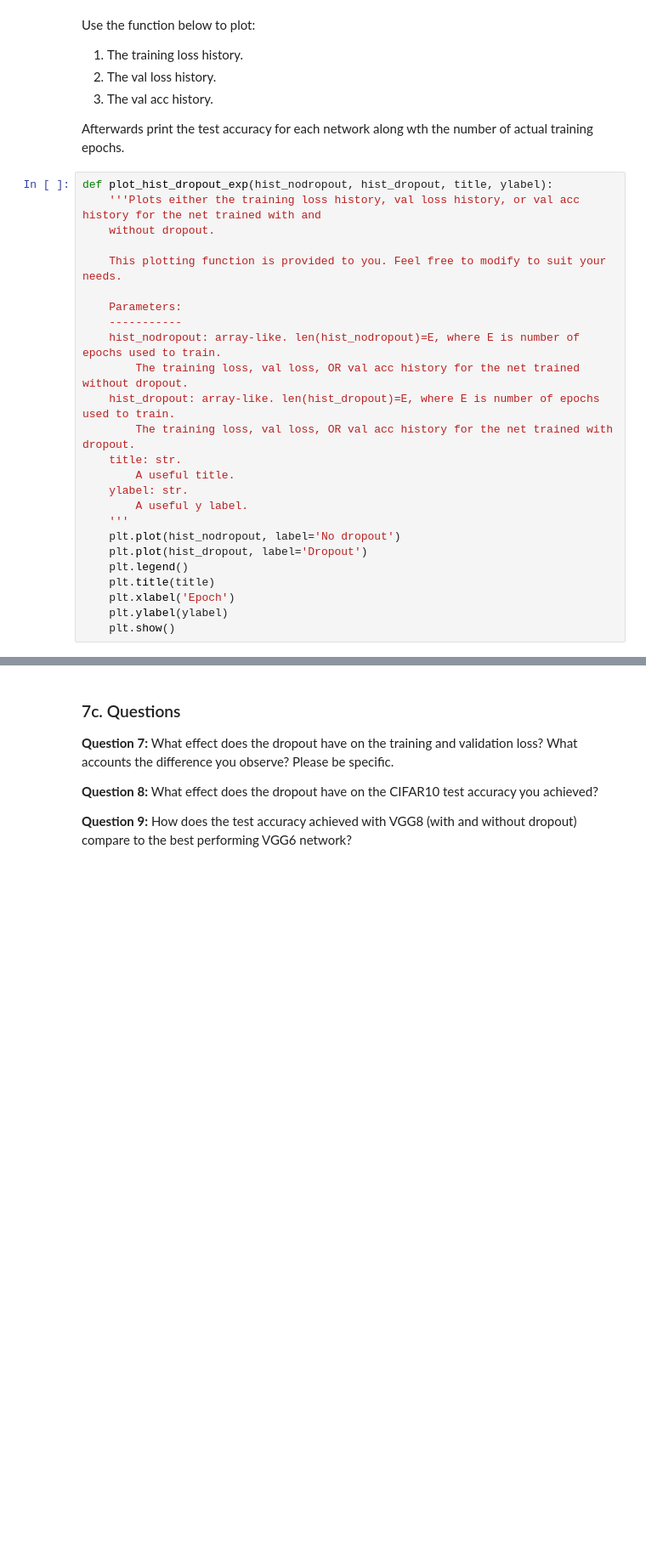
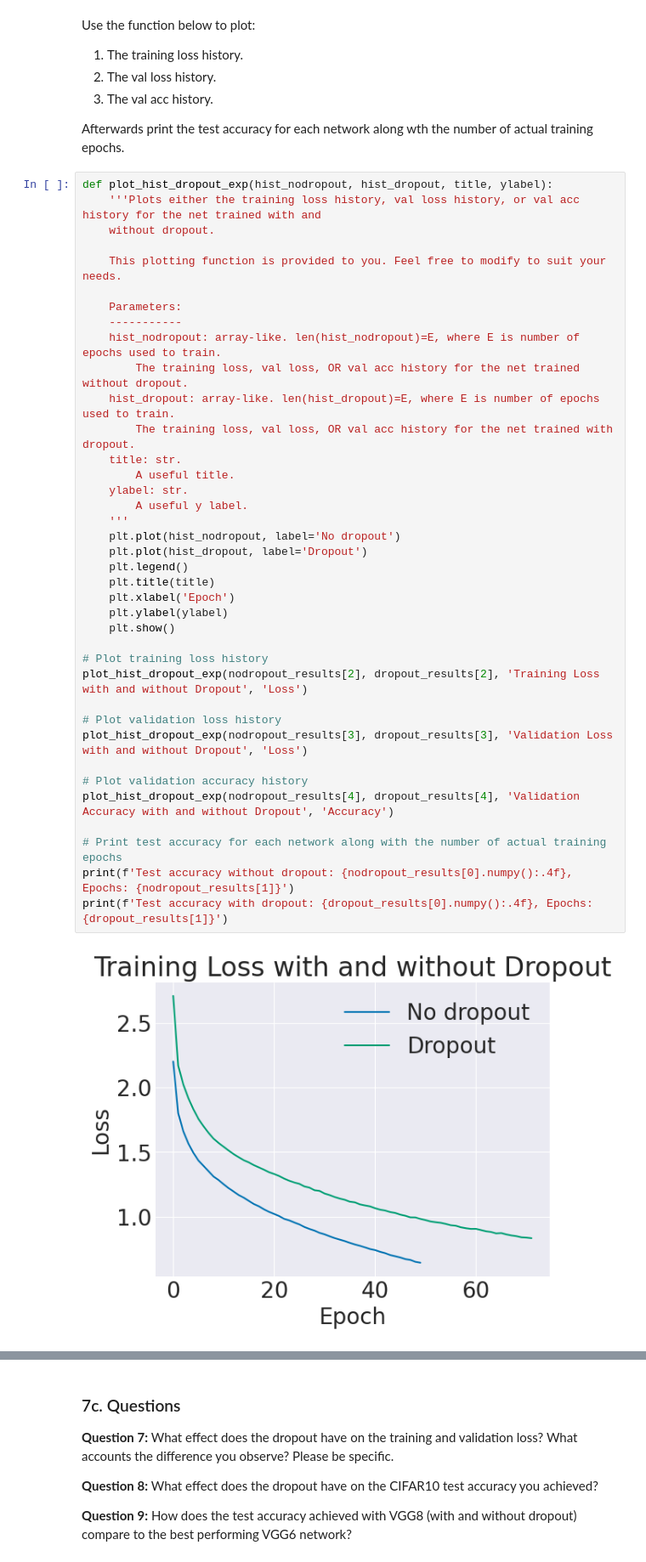
Before and after one commit to nssent25/CS444, a Jupyter notebook: Project1/vgg8.ipynb, the cells around one changed output, grey strips where cells are left out. Shown at 85% size. Cells and saved outputs as stored; diff of their text form; blank space fills up the shorter version.

```diff
--- a/Project1/vgg8.ipynb
+++ b/Project1/vgg8.ipynb
@@ -555,25 +594,40 @@ Afterwards print the test accuracy for each network along wth the number of actu
 # %%
 def plot_hist_dropout_exp(hist_nodropout, hist_dropout, title, ylabel):
     '''Plots either the training loss history, val loss history, or val acc history for the net trained with and
     without dropout.
 
     This plotting function is provided to you. Feel free to modify to suit your needs.
 
     Parameters:
     -----------
     hist_nodropout: array-like. len(hist_nodropout)=E, where E is number of epochs used to train.
         The training loss, val loss, OR val acc history for the net trained without dropout.
     hist_dropout: array-like. len(hist_dropout)=E, where E is number of epochs used to train.
         The training loss, val loss, OR val acc history for the net trained with dropout.
     title: str.
         A useful title.
     ylabel: str.
         A useful y label.
     '''
     plt.plot(hist_nodropout, label='No dropout')
     plt.plot(hist_dropout, label='Dropout')
     plt.legend()
     plt.title(title)
     plt.xlabel('Epoch')
     plt.ylabel(ylabel)
     plt.show()
+
+# Plot training loss history
+plot_hist_dropout_exp(nodropout_results[2], dropout_results[2], 'Training Loss with and without Dropout', 'Loss')
+
+# Plot validation loss history
+plot_hist_dropout_exp(nodropout_results[3], dropout_results[3], 'Validation Loss with and without Dropout', 'Loss')
+
+# Plot validation accuracy history
+plot_hist_dropout_exp(nodropout_results[4], dropout_results[4], 'Validation Accuracy with and without Dropout', 'Accuracy')
+
+# Print test accuracy for each network along with the number of actual training epochs
+print(f'Test accuracy without dropout: {nodropout_results[0].numpy():.4f}, Epochs: {nodropout_results[1]}')
+print(f'Test accuracy with dropout: {dropout_results[0].numpy():.4f}, Epochs: {dropout_results[1]}')
+# %% [output]
+[figure, added]
```
Also changed, not shown: parts of 25 cells of this notebook, 2 other files.
